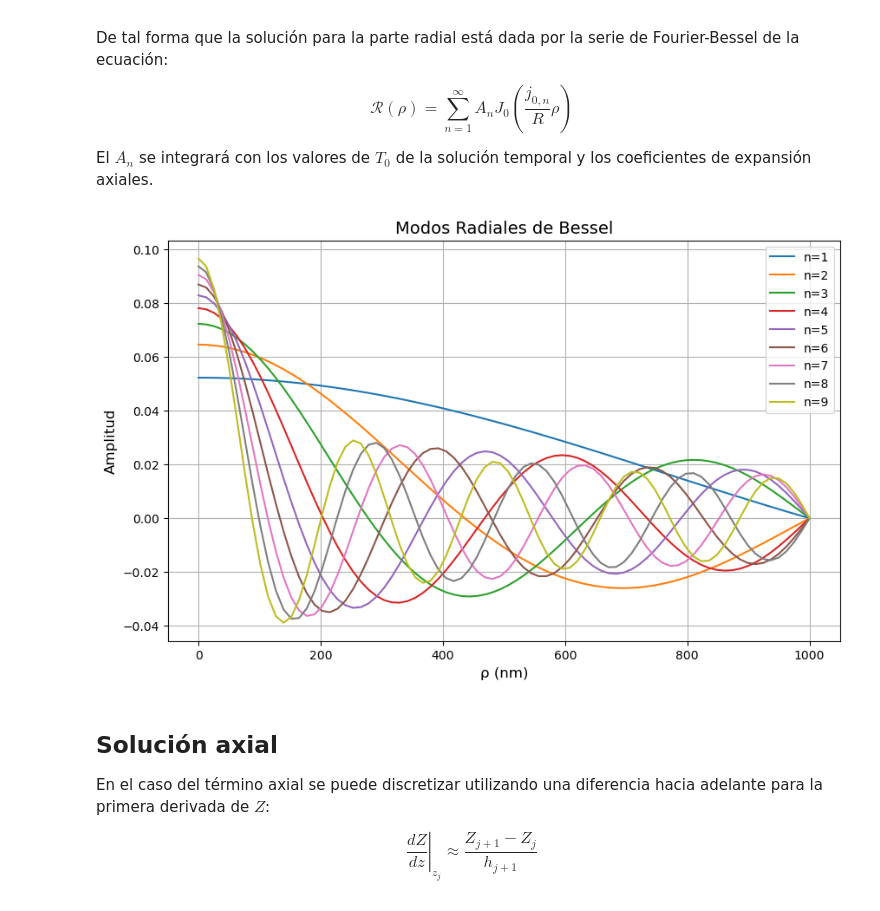
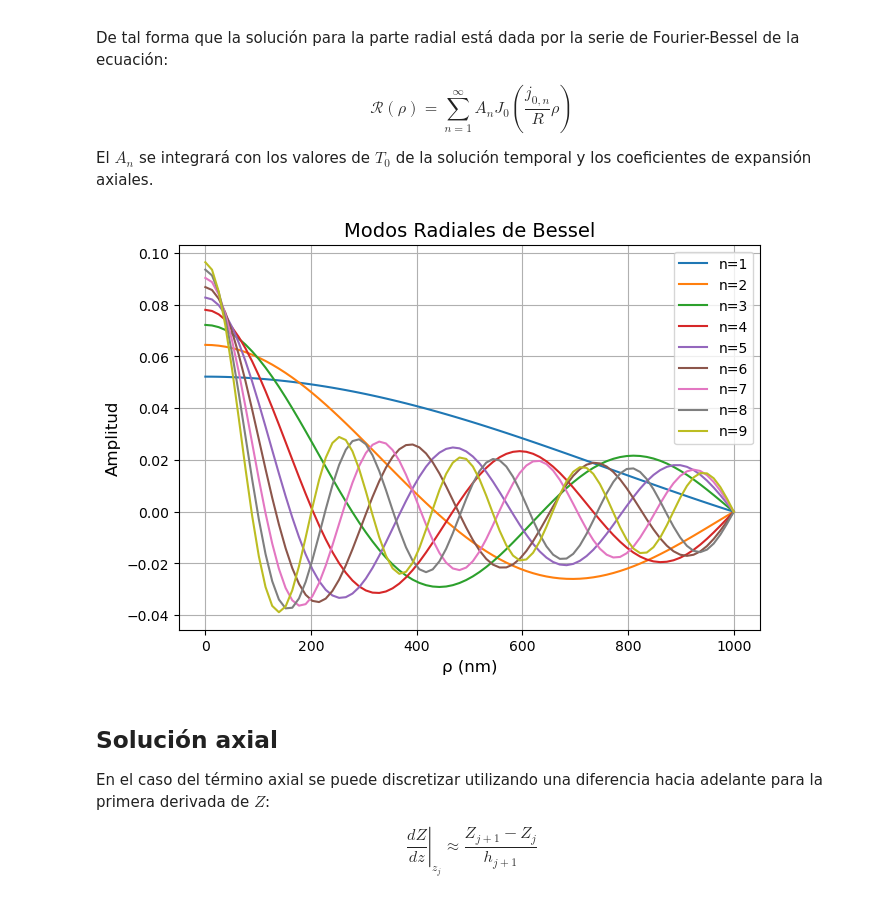
Before and after one commit to allanyst/tfm-efectos-superficie-nano-rmn, a Jupyter notebook: TFM_V5.ipynb, the cells around one changed output. Drawn from its saved outputs; the diff is of its cells as text; code cells hidden in the pictures.

```diff
--- a/TFM_V5.ipynb
+++ b/TFM_V5.ipynb
@@ -130,34 +139,34 @@ El $A_n$ se integrará con los valores de $T_0$ de la solución temporal y los c
 # %%
 ##############################################################################
 # 4. Solución Radial R(ρ)
 ##############################################################################
 # Cálculo de modos radiales
 alpha_zeros = jn_zeros(0, n_modes_radial)
 alpha_n = alpha_zeros / R  # Vector de α_n
 rho_vals = np.linspace(0.0, R, 80)  # 80 puntos en ρ
 
 # Normalización de modos radiales
 R_norms = np.sqrt((R**2 / 2) * jv(1, alpha_zeros)**2)  # ∫₀ᴿ J₀²(αₙρ) ρ dρ = R² J₁²(j₀ₙ)/2
 
 # Evaluar funciones radiales normalizadas en rho_plot
 J0_values = np.array([jv(0, alpha_n[n] * rho_vals) / np.sqrt(R_norms[n])
                      for n in range(n_modes_radial)])
 
 # Graficar modos radiales
-plt.figure(figsize=(10, 6))
+plt.figure(figsize=(7.5, 5))
 for n in range(min(9, n_modes_radial)):
     plt.plot(rho_vals, J0_values[n], label=f"n={n+1}", linewidth=1.5)
 
 plt.xlabel("ρ (nm)", fontsize=12)
 plt.ylabel("Amplitud", fontsize=12)
 plt.title("Modos Radiales de Bessel", fontsize=14)
 plt.legend()
 plt.grid(True)
 plt.savefig("figuras/modos_radiales.pdf", bbox_inches="tight")
 plt.show()
 plt.close()
 # %% [output]
-[figure, old version]
+[figure, new version]
 # %% [markdown]
 ## Solución axial
 
```
Also changed, not shown: parts of 15 cells of this notebook, 54 other files.
